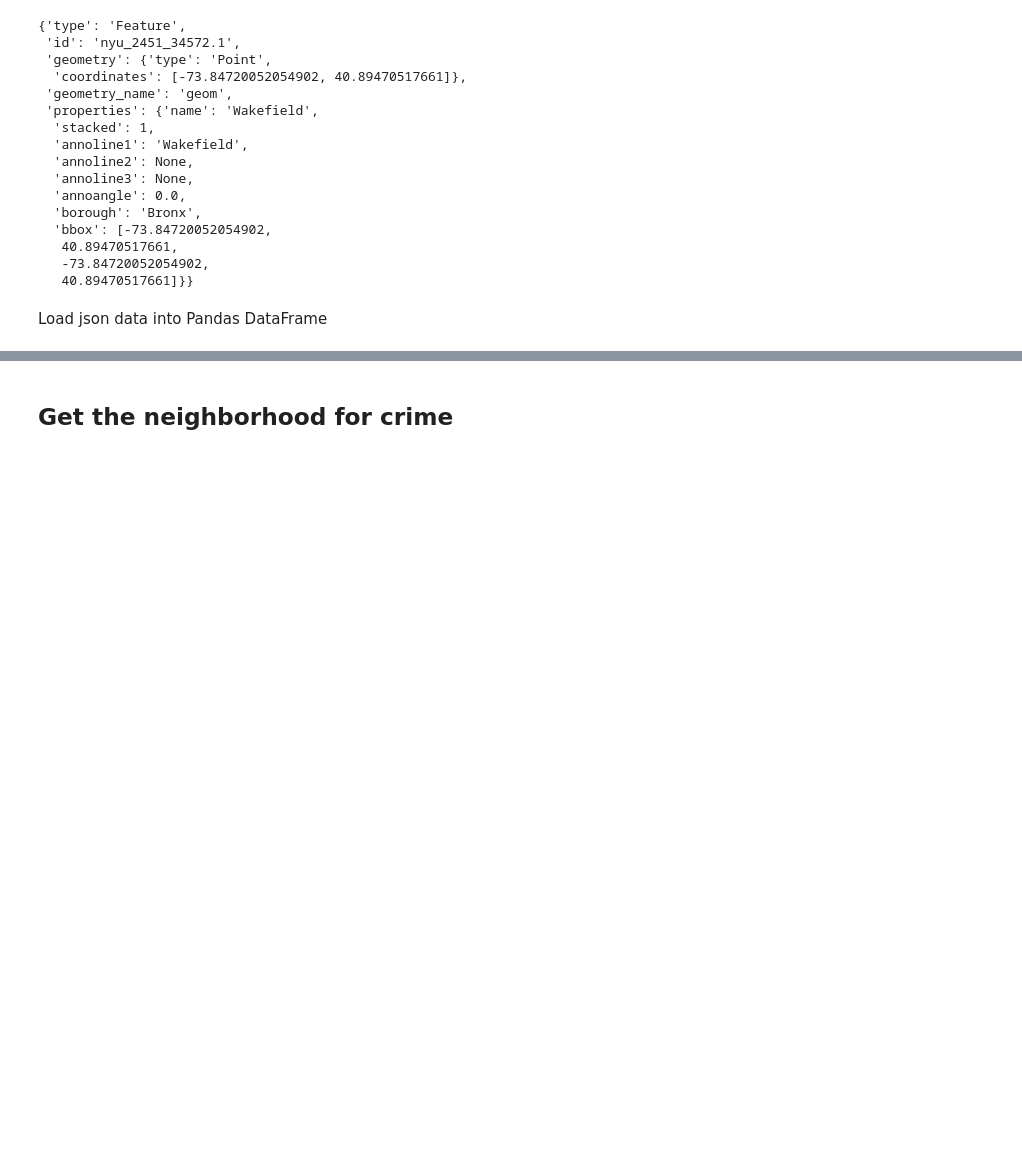
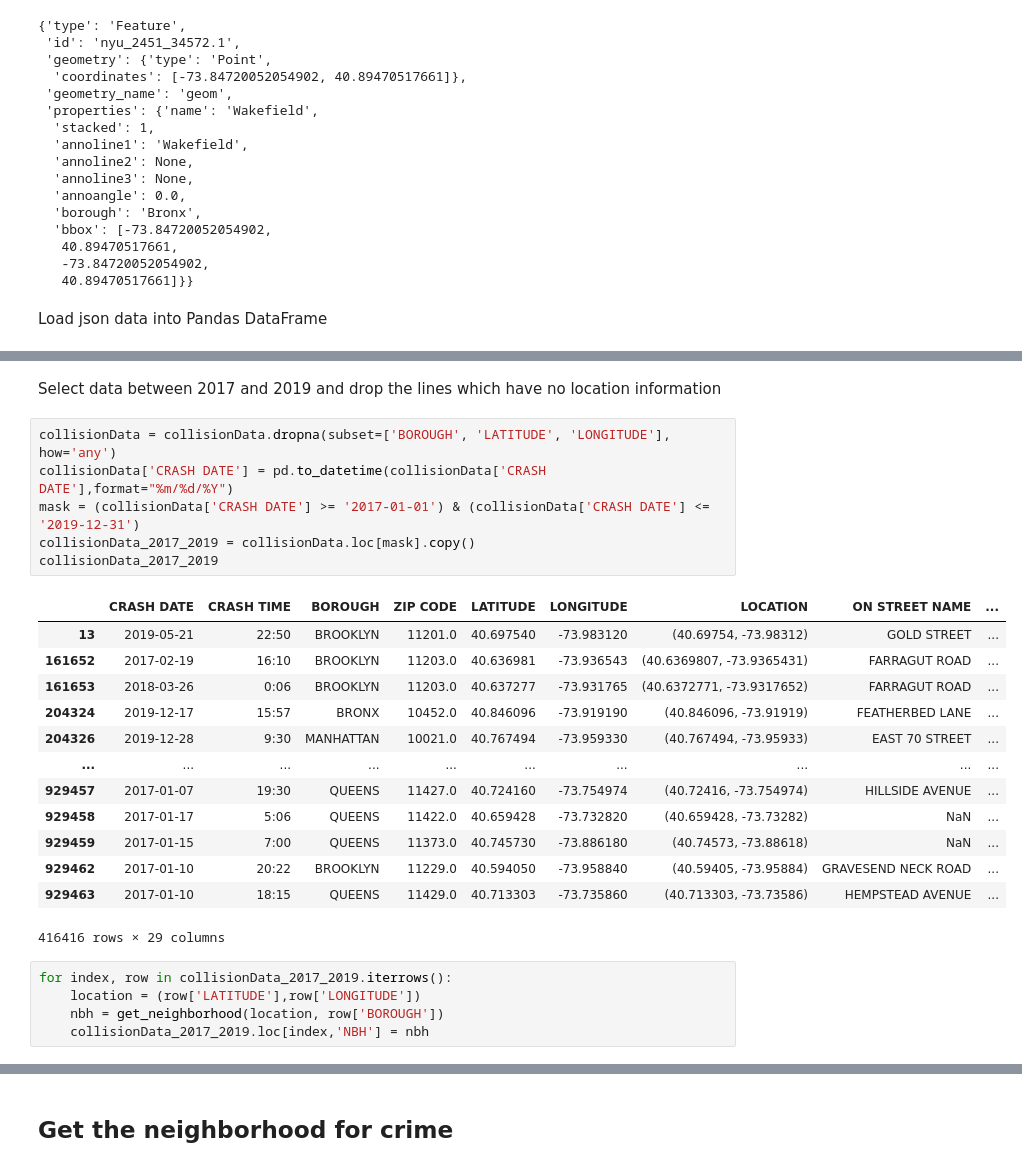
Before and after one commit to Dh0le/2022Spring_Finals, a Jupyter notebook: IS597 Final Project.ipynb, the cells around one changed output, grey strips where cells are left out. Saved outputs shown, nothing was run; the diff lists cells and outputs as text; blank space fills up the shorter version.

```diff
--- a/IS597 Final Project.ipynb
+++ b/IS597 Final Project.ipynb
@@ -369,2 +367,29 @@ vehicle_collision_neighborhood((40.895437, -73.905643), 'BRONX')
 # %% [output]
 'Fieldston'
+# %% [markdown]
+Select data between 2017 and 2019 and drop the lines which have no location information
+# %%
+collisionData = collisionData.dropna(subset=['BOROUGH', 'LATITUDE', 'LONGITUDE'], how='any')
+collisionData['CRASH DATE'] = pd.to_datetime(collisionData['CRASH DATE'],format="%m/%d/%Y")
+mask = (collisionData['CRASH DATE'] >= '2017-01-01') & (collisionData['CRASH DATE'] <= '2019-12-31')
+collisionData_2017_2019 = collisionData.loc[mask].copy()
+collisionData_2017_2019
+# %% [output]
+|  | CRASH DATE | CRASH TIME | BOROUGH | ZIP CODE | LATITUDE | LONGITUDE | LOCATION | ON STREET NAME | ... |
+| 13 | 2019-05-21 | 22:50 | BROOKLYN | 11201.0 | 40.697540 | -73.983120 | (40.69754, -73.98312) | GOLD STREET | ... |
+| 161652 | 2017-02-19 | 16:10 | BROOKLYN | 11203.0 | 40.636981 | -73.936543 | (40.6369807, -73.9365431) | FARRAGUT ROAD | ... |
+| 161653 | 2018-03-26 | 0:06 | BROOKLYN | 11203.0 | 40.637277 | -73.931765 | (40.6372771, -73.9317652) | FARRAGUT ROAD | ... |
+| 204324 | 2019-12-17 | 15:57 | BRONX | 10452.0 | 40.846096 | -73.919190 | (40.846096, -73.91919) | FEATHERBED LANE | ... |
+| 204326 | 2019-12-28 | 9:30 | MANHATTAN | 10021.0 | 40.767494 | -73.959330 | (40.767494, -73.95933) | EAST 70 STREET | ... |
+| ... | ... | ... | ... | ... | ... | ... | ... | ... | ... |
+| 929457 | 2017-01-07 | 19:30 | QUEENS | 11427.0 | 40.724160 | -73.754974 | (40.72416, -73.754974) | HILLSIDE AVENUE | ... |
+| 929458 | 2017-01-17 | 5:06 | QUEENS | 11422.0 | 40.659428 | -73.732820 | (40.659428, -73.73282) | NaN | ... |
+| 929459 | 2017-01-15 | 7:00 | QUEENS | 11373.0 | 40.745730 | -73.886180 | (40.74573, -73.88618) | NaN | ... |
+| 929462 | 2017-01-10 | 20:22 | BROOKLYN | 11229.0 | 40.594050 | -73.958840 | (40.59405, -73.95884) | GRAVESEND NECK ROAD | ... |
+| 929463 | 2017-01-10 | 18:15 | QUEENS | 11429.0 | 40.713303 | -73.735860 | (40.713303, -73.73586) | HEMPSTEAD AVENUE | ... |
+416416 rows × 29 columns
+# %%
+for index, row in collisionData_2017_2019.iterrows():
+    location = (row['LATITUDE'],row['LONGITUDE'])
+    nbh = get_neighborhood(location, row['BOROUGH'])
+    collisionData_2017_2019.loc[index,'NBH'] = nbh
```
Also changed, not shown: parts of 22 cells of this notebook.
